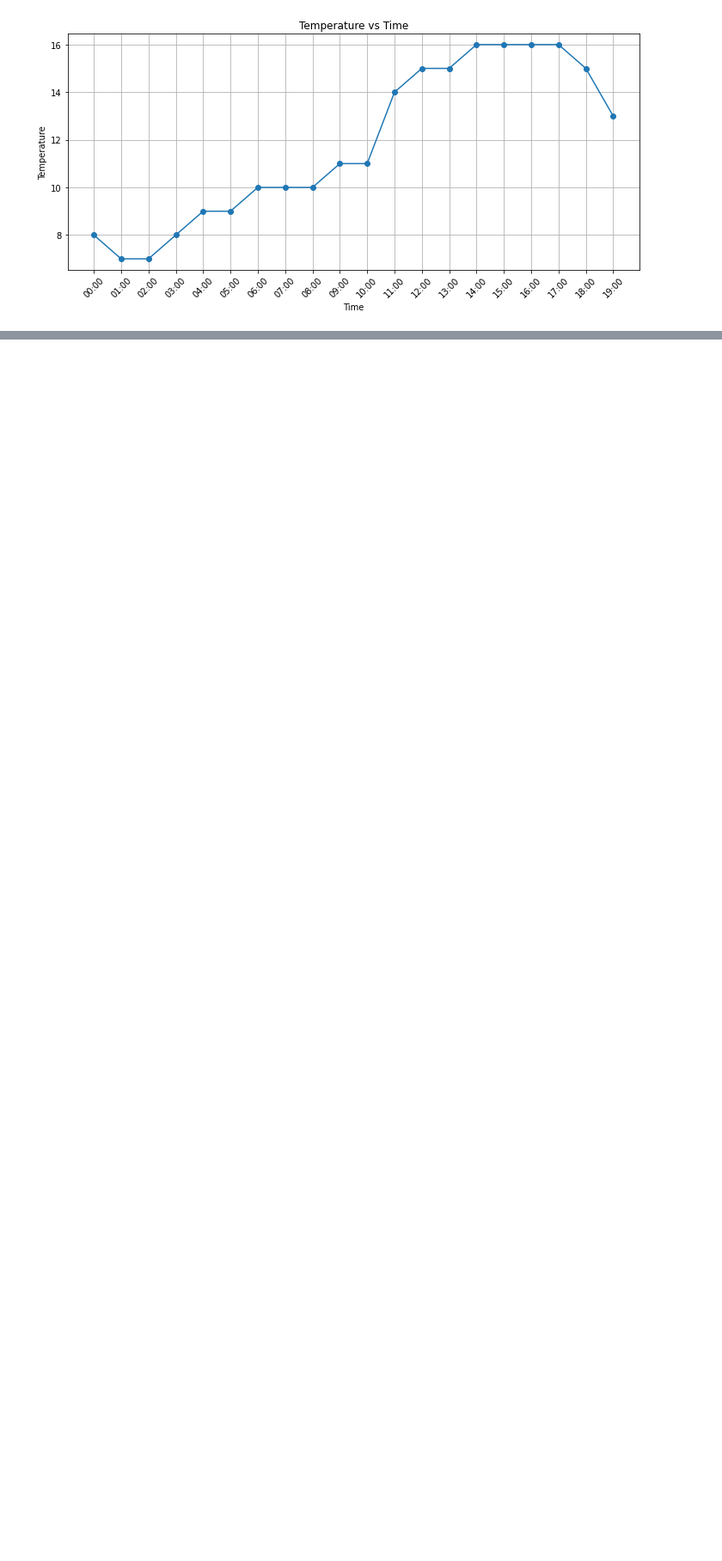
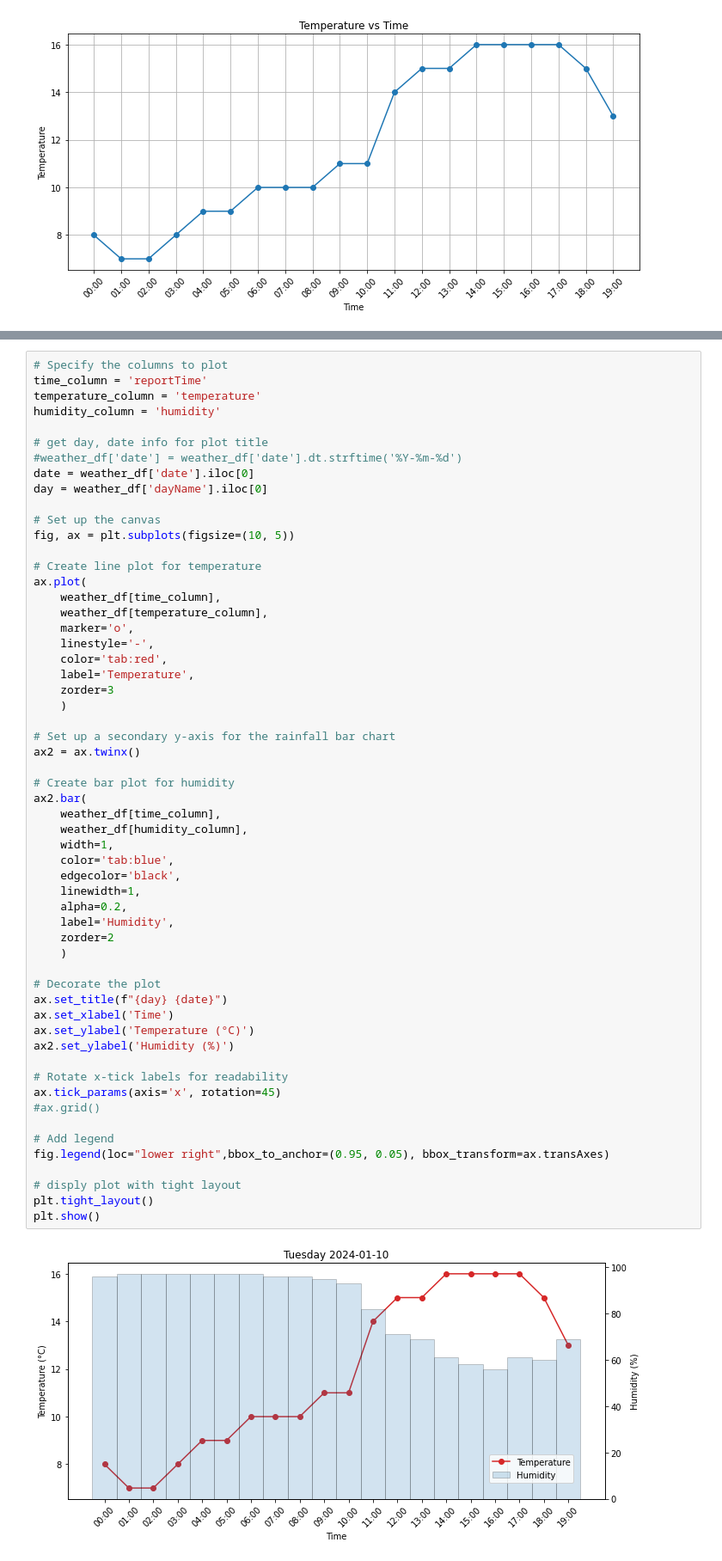
Before and after one commit to holmstead/computer_infrastructure, a Jupyter notebook: data/weather.ipynb, the cells around one changed output, grey strips where cells are left out. Shown: that part at 86% size. Cells and saved outputs as stored; diff of their text form; blank space fills up the shorter version.

Commit message:
add plot with 3 variables

```diff
--- a/data/weather.ipynb
+++ b/data/weather.ipynb
@@ -240,0 +243,59 @@ plt.tight_layout()
+# %%
+# Specify the columns to plot
+time_column = 'reportTime'
+temperature_column = 'temperature'
+humidity_column = 'humidity'
+
+# get day, date info for plot title
+#weather_df['date'] = weather_df['date'].dt.strftime('%Y-%m-%d')
+date = weather_df['date'].iloc[0]
+day = weather_df['dayName'].iloc[0]
+
+# Set up the canvas
+fig, ax = plt.subplots(figsize=(10, 5))
+
+# Create line plot for temperature
+ax.plot(
+    weather_df[time_column],
+    weather_df[temperature_column],
+    marker='o',
+    linestyle='-',
+    color='tab:red',
+    label='Temperature',
+    zorder=3
+    )
+
+# Set up a secondary y-axis for the rainfall bar chart
+ax2 = ax.twinx()
+
+# Create bar plot for humidity
+ax2.bar(
+    weather_df[time_column],
+    weather_df[humidity_column],
+    width=1,
+    color='tab:blue',
+    edgecolor='black',
+    linewidth=1,
+    alpha=0.2,
+    label='Humidity',
+    zorder=2
+    )
+
+# Decorate the plot
+ax.set_title(f"{day} {date}")
+ax.set_xlabel('Time')
+ax.set_ylabel('Temperature (°C)')
+ax2.set_ylabel('Humidity (%)')
+
+# Rotate x-tick labels for readability
+ax.tick_params(axis='x', rotation=45)
+#ax.grid()
+
+# Add legend
+fig.legend(loc="lower right",bbox_to_anchor=(0.95, 0.05), bbox_transform=ax.transAxes)
+
+# disply plot with tight layout
+plt.tight_layout()
+plt.show()
+# %% [output]
+[figure, added]
```
Also changed, not shown: parts of 1 cell of this notebook.
